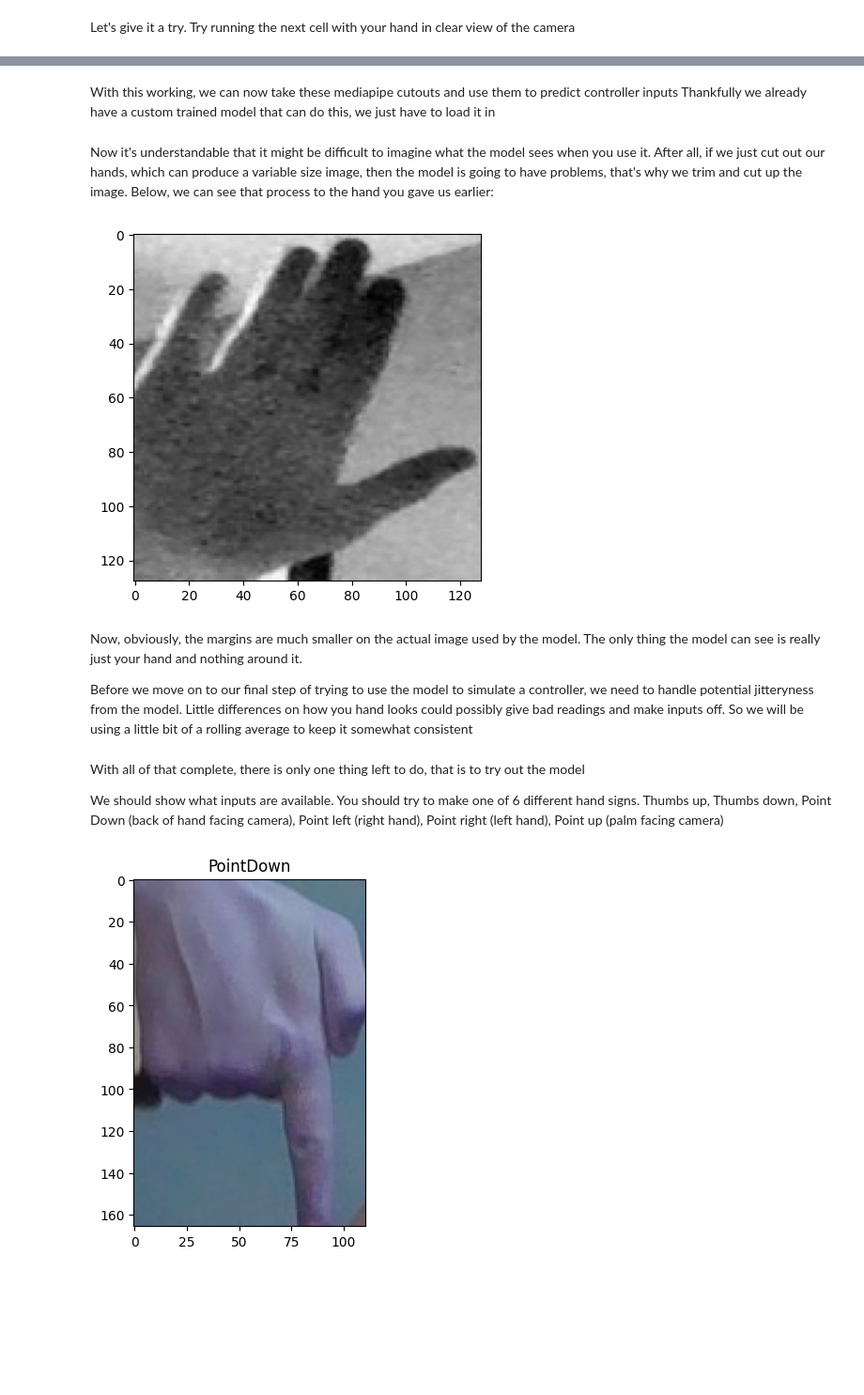
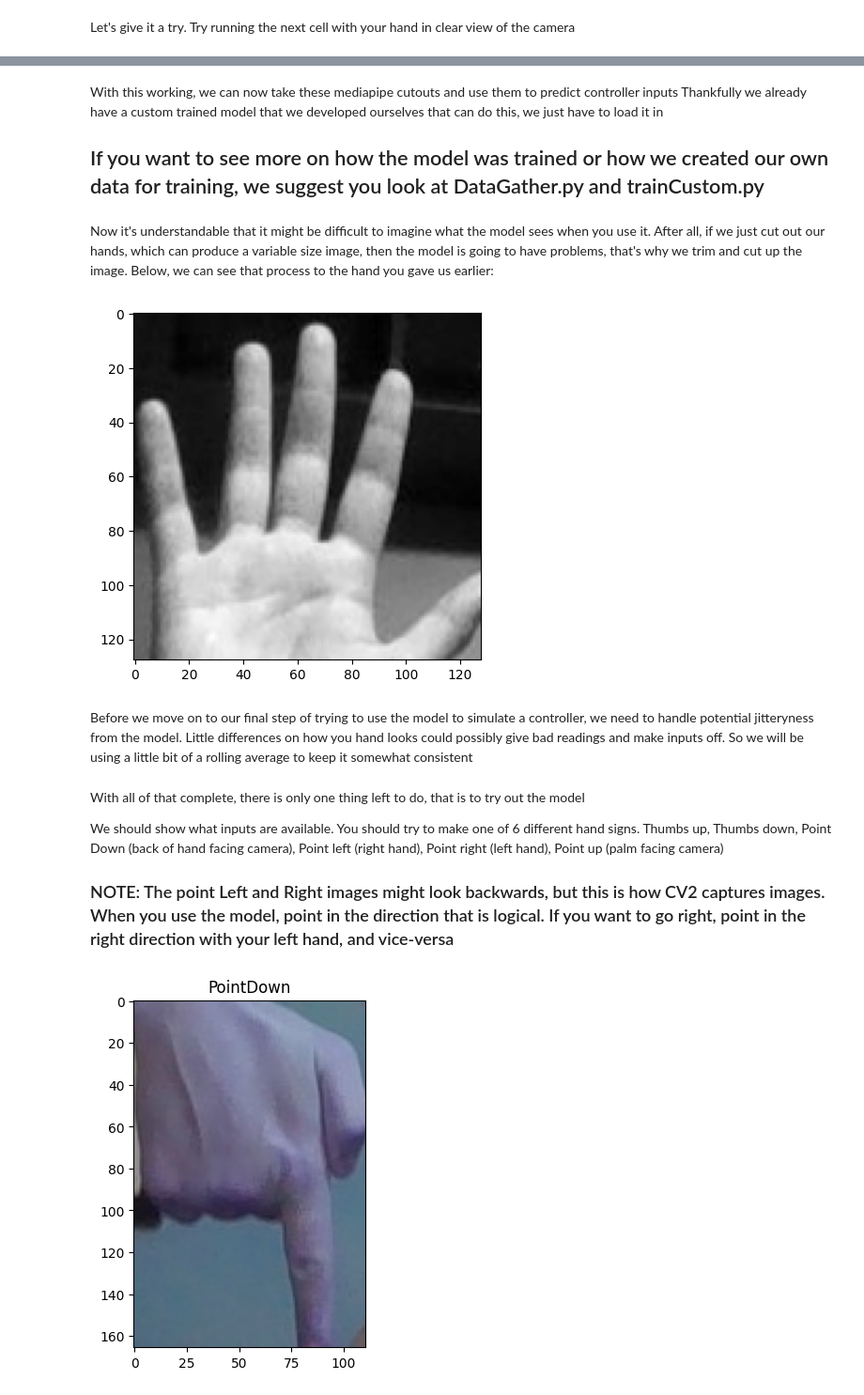
Before and after one commit to rwalsh7231/ComputerVisionFinalProject, a Jupyter notebook: Emulated Controller.ipynb, the cells around one changed output, grey strips where cells are left out. Shown at 94% size. Saved outputs shown, nothing was run; the diff lists cells and outputs as text; code cells hidden in the pictures; blank space fills up the shorter version.

```diff
--- a/Emulated Controller.ipynb
+++ b/Emulated Controller.ipynb
@@ -99,3 +129,5 @@ endCapture(cap)
 # %% [markdown]
 With this working, we can now take these mediapipe cutouts and use them to predict controller inputs
-Thankfully we already have a custom trained model that can do this, we just have to load it in
+Thankfully we already have a custom trained model that we developed ourselves that can do this, we just have to load it in
+
+## If you want to see more on how the model was trained or how we created our own data for training, we suggest you look at DataGather.py and trainCustom.py
@@ -112,18 +165,25 @@ import numpy as np
 # use this to translate model outputs to keypresses
 from pynput.keyboard import Key, Controller
 # %%
+# use this to convert our image to grayscale and preprocess
+def convertImage(frame):
+    # take the array, turn it into an image, grayscale it, and resize it
+    frame = Image.fromarray(frame)
+    image = frame.convert('L')
+    image = image.resize((128, 128))
+
+    # turn it into an array and normalize it
+    image = np.array(image)
+
+    image = image.astype(np.float32) / 255.0
+
+    return image
+
 # use this to predict our hands with the model
 def predict_hand(cut_frame, model):
-    cut_frame = Image.fromarray(cut_frame)
-    image = cut_frame.convert('L')
-    image = image.resize((128, 128))
 
-    image = np.array(image)
-
-    # comment this out if not using edge model
-    # image = cv2.Canny(image, threshold1=100, threshold2=100)
-
-    image = image.astype(np.float32) / 255.0
+    # preprocess image
+    image = convertImage(cut_frame)
 
     image = np.expand_dims(image, axis=0)
     image = np.expand_dims(image, axis=0)
@@ -140,24 +200,13 @@ def predict_hand(cut_frame, model):
 Now it's understandable that it might be difficult to imagine what the model sees when you use it. After all, if we just cut out our hands, which can produce a variable size image, then the model is going to have problems, that's why we trim and cut up the image. Below, we can see that process to the hand you gave us earlier:
 # %%
 # take your image, convert it to grayscale, reshape it to 128x128, normalize it, and finally show it off
-image = Image.fromarray(cutFrame)
-image = image.convert('L')
-image = image.resize((128, 128))
-
-image = np.array(image)
-
-# comment this out if not using edge model
-# image = cv2.Canny(image, threshold1=100, threshold2=100)
-
-image = image.astype(np.float32) / 255.0
+image = convertImage(cutFrame)
 
 plt.imshow(image, cmap='gray')
 plt.show()
 # %% [output]
-[figure, old version]
+[figure, new version]
 # %% [markdown]
-Now, obviously, the margins are much smaller on the actual image used by the model. The only thing the model can see is really just your hand and nothing around it.
-
 Before we move on to our final step of trying to use the model to simulate a controller, we need to handle potential jitteryness from the model. Little differences on how you hand looks could possibly give bad readings and make inputs off. So we will be using a little bit of a rolling average to keep it somewhat consistent
 # %%
 class smoothInput:
@@ -191,6 +240,8 @@ class smoothInput:
 With all of that complete, there is only one thing left to do, that is to try out the model
 
 We should show what inputs are available. You should try to make one of 6 different hand signs. Thumbs up, Thumbs down, Point Down (back of hand facing camera), Point left (right hand), Point right (left hand), Point up (palm facing camera)
+
+### NOTE: The point Left and Right images might look backwards, but this is how CV2 captures images. When you use the model, point in the direction that is logical. If you want to go right, point in the right direction with your left hand, and vice-versa
 # %%
 images = ["PointDown", "PointLeft", "PointRight", "PointUp", "ThumbsDown", "ThumbsUp"]
 
```
Also changed, not shown: parts of 24 cells of this notebook, 6 other files.
